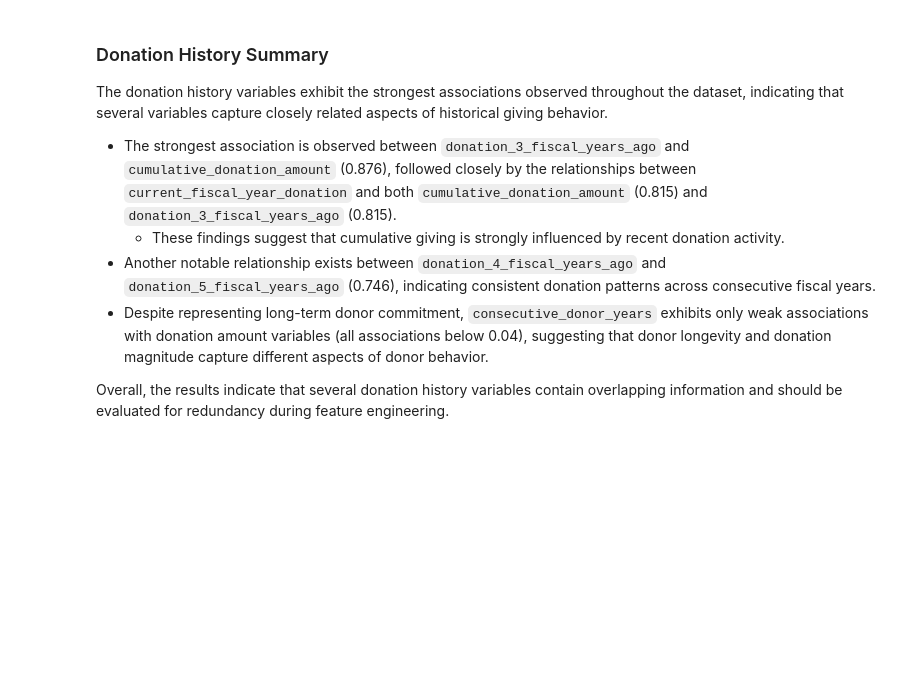
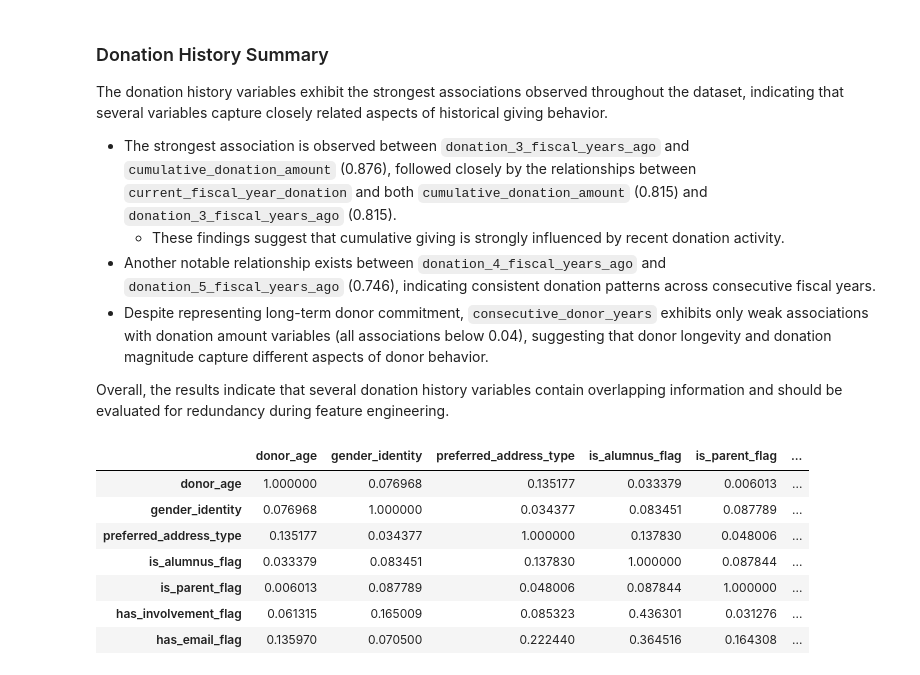
Before and after one commit to MDarkHead/red-cross-donor-prediction, a Jupyter notebook: notebooks/03_dython_analysis.ipynb, the cells around one changed output. Cells and saved outputs as stored; diff of their text form; code cells hidden in the pictures; blank space fills up the shorter version.

```diff
--- a/notebooks/03_dython_analysis.ipynb
+++ b/notebooks/03_dython_analysis.ipynb
@@ -485,0 +497,17 @@ Overall, the results indicate that several donation history variables contain ov
+# %%
+# Extract demographic engagement association matrix
+demographic_engagement_matrix = association_matrix.loc[
+    demographic_engagement_features,
+    demographic_engagement_features
+]
+
+demographic_engagement_matrix
+# %% [output]
+|  | donor_age | gender_identity | preferred_address_type | is_alumnus_flag | is_parent_flag | ... |
+| donor_age | 1.000000 | 0.076968 | 0.135177 | 0.033379 | 0.006013 | ... |
+| gender_identity | 0.076968 | 1.000000 | 0.034377 | 0.083451 | 0.087789 | ... |
+| preferred_address_type | 0.135177 | 0.034377 | 1.000000 | 0.137830 | 0.048006 | ... |
+| is_alumnus_flag | 0.033379 | 0.083451 | 0.137830 | 1.000000 | 0.087844 | ... |
+| is_parent_flag | 0.006013 | 0.087789 | 0.048006 | 0.087844 | 1.000000 | ... |
+| has_involvement_flag | 0.061315 | 0.165009 | 0.085323 | 0.436301 | 0.031276 | ... |
+| has_email_flag | 0.135970 | 0.070500 | 0.222440 | 0.364516 | 0.164308 | ... |
```
Also changed, not shown: parts of 5 cells of this notebook.
